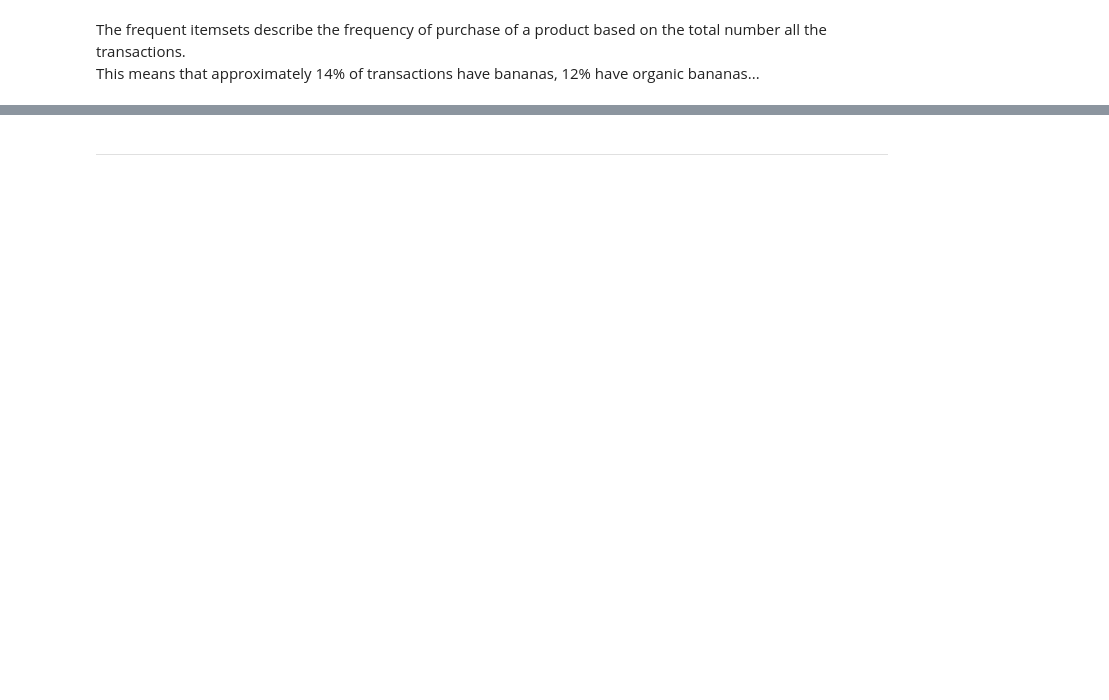
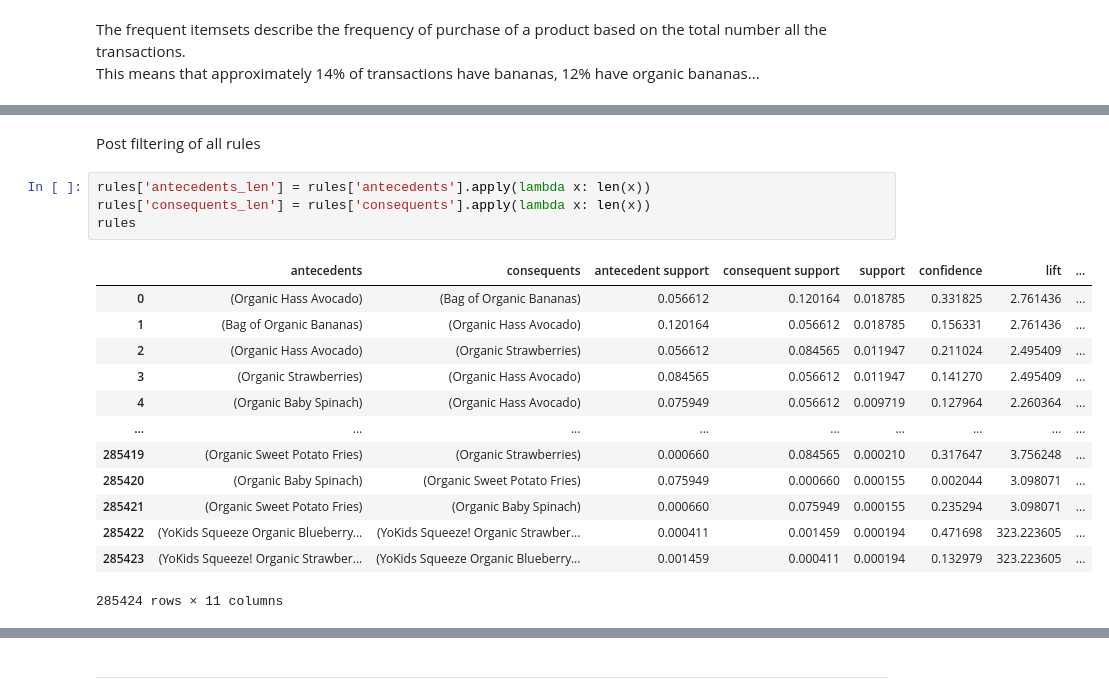
Before and after one commit to monolabs/products_association, a Jupyter notebook: notebooks/arm_experimental.ipynb, the cells around one changed output, grey strips where cells are left out. Saved outputs shown, nothing was run; the diff lists cells and outputs as text; blank space fills up the shorter version.

```diff
--- a/notebooks/arm_experimental.ipynb
+++ b/notebooks/arm_experimental.ipynb
@@ -208,0 +286,20 @@ This means that approximately 14% of transactions have bananas, 12% have organic
+# %% [markdown]
+Post filtering of all rules
+# %%
+rules['antecedents_len'] = rules['antecedents'].apply(lambda x: len(x))
+rules['consequents_len'] = rules['consequents'].apply(lambda x: len(x))
+rules
+# %% [output]
+|  | antecedents | consequents | antecedent support | consequent support | support | confidence | lift | ... |
+| 0 | (Organic Hass Avocado) | (Bag of Organic Bananas) | 0.056612 | 0.120164 | 0.018785 | 0.331825 | 2.761436 | ... |
+| 1 | (Bag of Organic Bananas) | (Organic Hass Avocado) | 0.120164 | 0.056612 | 0.018785 | 0.156331 | 2.761436 | ... |
+| 2 | (Organic Hass Avocado) | (Organic Strawberries) | 0.056612 | 0.084565 | 0.011947 | 0.211024 | 2.495409 | ... |
+| 3 | (Organic Strawberries) | (Organic Hass Avocado) | 0.084565 | 0.056612 | 0.011947 | 0.141270 | 2.495409 | ... |
+| 4 | (Organic Baby Spinach) | (Organic Hass Avocado) | 0.075949 | 0.056612 | 0.009719 | 0.127964 | 2.260364 | ... |
+| ... | ... | ... | ... | ... | ... | ... | ... | ... |
+| 285419 | (Organic Sweet Potato Fries) | (Organic Strawberries) | 0.000660 | 0.084565 | 0.000210 | 0.317647 | 3.756248 | ... |
+| 285420 | (Organic Baby Spinach) | (Organic Sweet Potato Fries) | 0.075949 | 0.000660 | 0.000155 | 0.002044 | 3.098071 | ... |
+| 285421 | (Organic Sweet Potato Fries) | (Organic Baby Spinach) | 0.000660 | 0.075949 | 0.000155 | 0.235294 | 3.098071 | ... |
+| 285422 | (YoKids Squeeze Organic Blueberry... | (YoKids Squeeze! Organic Strawber... | 0.000411 | 0.001459 | 0.000194 | 0.471698 | 323.223605 | ... |
+| 285423 | (YoKids Squeeze! Organic Strawber... | (YoKids Squeeze Organic Blueberry... | 0.001459 | 0.000411 | 0.000194 | 0.132979 | 323.223605 | ... |
+285424 rows × 11 columns
```
Also changed, not shown: parts of 22 cells of this notebook.
